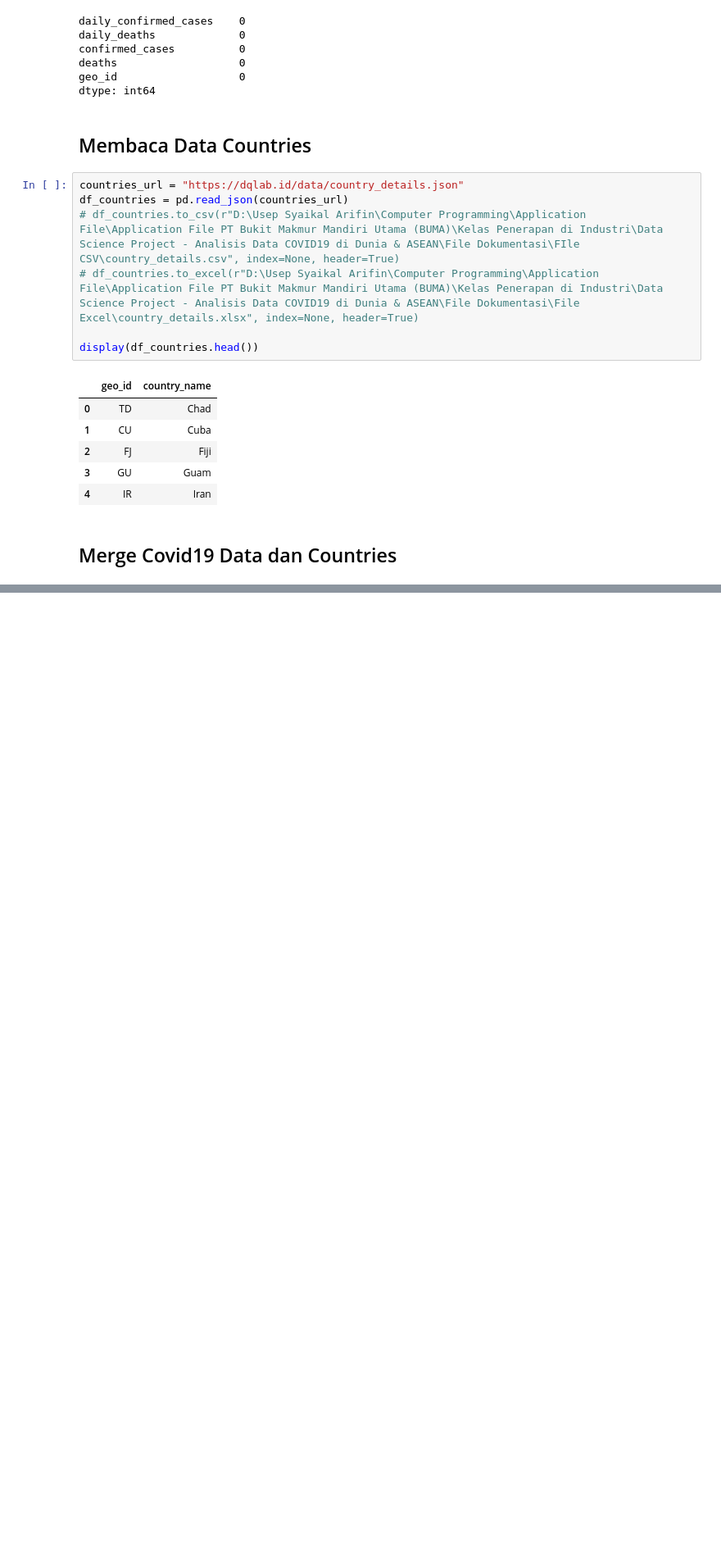
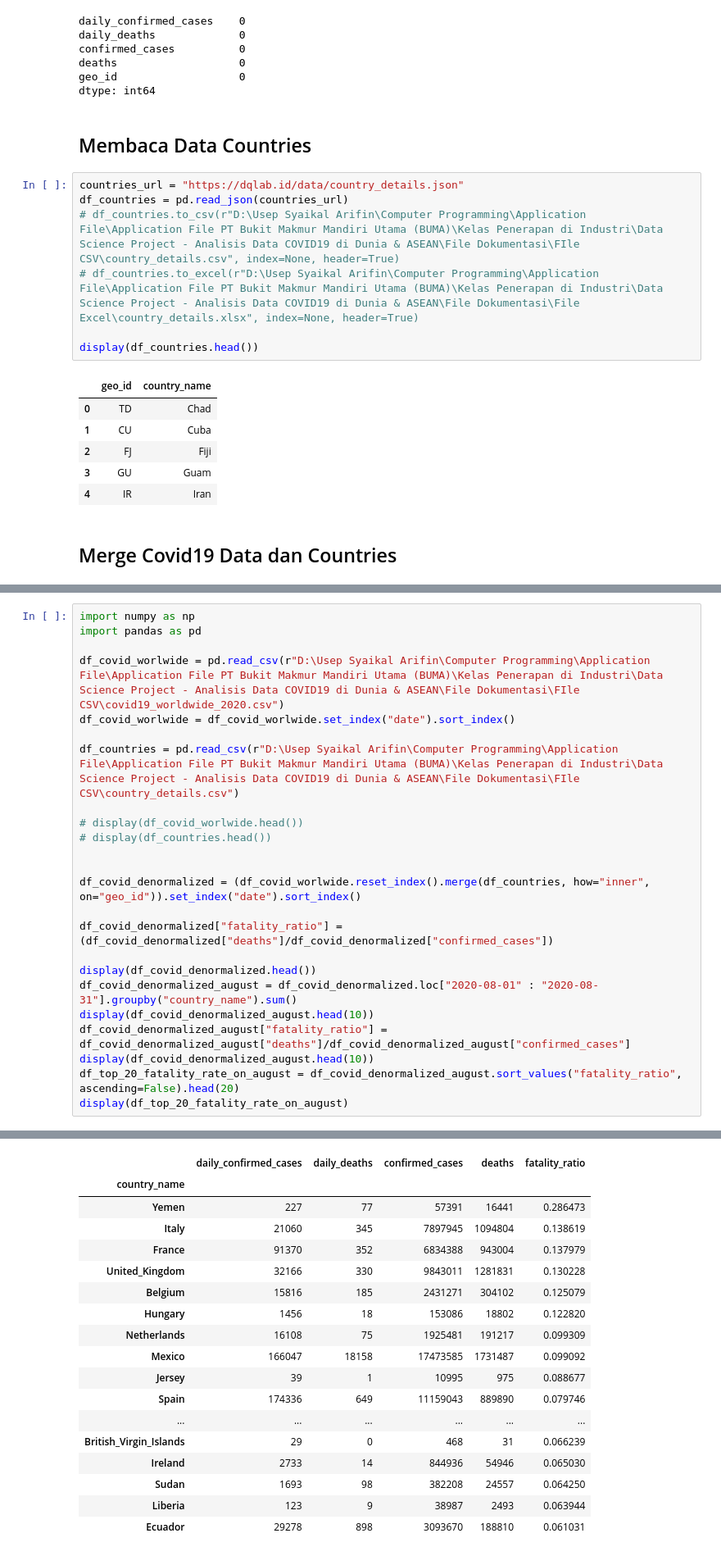
Before and after one commit to UsepSyaikalArifin/Application-File-PT-Bukit-Makmur-Mandiri-Utama-BUMA-, a Jupyter notebook: Kelas Penerapan di Industri/Data Science Project - Analisis Data COVID19 di Dunia & ASEAN/Jupyter Notebook/main.ipynb, the cells around one changed output, grey strips where cells are left out. Shown: that part at 82% size. Cells and saved outputs as stored; diff of their text form; blank space fills up the shorter version.

```diff
--- a/Kelas Penerapan di Industri/Data Science Project - Analisis Data COVID19 di Dunia & ASEAN/Jupyter Notebook/main.ipynb
+++ b/Kelas Penerapan di Industri/Data Science Project - Analisis Data COVID19 di Dunia & ASEAN/Jupyter Notebook/main.ipynb
@@ -121,0 +246,25 @@ df_covid_denormalized = (df_covid_worlwide.reset_index().merge(df_countries, how
+# %%
+import numpy as np
+import pandas as pd
+
+df_covid_worlwide = pd.read_csv(r"D:\Usep Syaikal Arifin\Computer Programming\Application File\Application File PT Bukit Makmur Mandiri Utama (BUMA)\Kelas Penerapan di Industri\Data Science Project - Analisis Data COVID19 di Dunia & ASEAN\File Dokumentasi\FIle CSV\covid19_worldwide_2020.csv")
+df_covid_worlwide = df_covid_worlwide.set_index("date").sort_index()
+
+df_countries = pd.read_csv(r"D:\Usep Syaikal Arifin\Computer Programming\Application File\Application File PT Bukit Makmur Mandiri Utama (BUMA)\Kelas Penerapan di Industri\Data Science Project - Analisis Data COVID19 di Dunia & ASEAN\File Dokumentasi\FIle CSV\country_details.csv")
+
+# display(df_covid_worlwide.head())
+# display(df_countries.head())
+
+
+df_covid_denormalized = (df_covid_worlwide.reset_index().merge(df_countries, how="inner", on="geo_id")).set_index("date").sort_index()
+
+df_covid_denormalized["fatality_ratio"] = (df_covid_denormalized["deaths"]/df_covid_denormalized["confirmed_cases"])
+
+display(df_covid_denormalized.head())
+df_covid_denormalized_august = df_covid_denormalized.loc["2020-08-01" : "2020-08-31"].groupby("country_name").sum()
+display(df_covid_denormalized_august.head(10))
+df_covid_denormalized_august["fatality_ratio"] = df_covid_denormalized_august["deaths"]/df_covid_denormalized_august["confirmed_cases"]
+display(df_covid_denormalized_august.head(10))
+df_top_20_fatality_rate_on_august = df_covid_denormalized_august.sort_values("fatality_ratio", ascending=False).head(20)
+display(df_top_20_fatality_rate_on_august)
+# %% [output]
@@ -121,0 +302,18 @@ df_covid_denormalized = (df_covid_worlwide.reset_index().merge(df_countries, how
+|  | daily_confirmed_cases | daily_deaths | confirmed_cases | deaths | fatality_ratio |
+| country_name |  |  |  |  |  |
+| Yemen | 227 | 77 | 57391 | 16441 | 0.286473 |
+| Italy | 21060 | 345 | 7897945 | 1094804 | 0.138619 |
+| France | 91370 | 352 | 6834388 | 943004 | 0.137979 |
+| United_Kingdom | 32166 | 330 | 9843011 | 1281831 | 0.130228 |
+| Belgium | 15816 | 185 | 2431271 | 304102 | 0.125079 |
+| Hungary | 1456 | 18 | 153086 | 18802 | 0.122820 |
+| Netherlands | 16108 | 75 | 1925481 | 191217 | 0.099309 |
+| Mexico | 166047 | 18158 | 17473585 | 1731487 | 0.099092 |
+| Jersey | 39 | 1 | 10995 | 975 | 0.088677 |
+| Spain | 174336 | 649 | 11159043 | 889890 | 0.079746 |
+| ... | ... | ... | ... | ... | ... |
+| British_Virgin_Islands | 29 | 0 | 468 | 31 | 0.066239 |
+| Ireland | 2733 | 14 | 844936 | 54946 | 0.065030 |
+| Sudan | 1693 | 98 | 382208 | 24557 | 0.064250 |
+| Liberia | 123 | 9 | 38987 | 2493 | 0.063944 |
+| Ecuador | 29278 | 898 | 3093670 | 188810 | 0.061031 |
```
Also changed, not shown: parts of 9 cells of this notebook.
